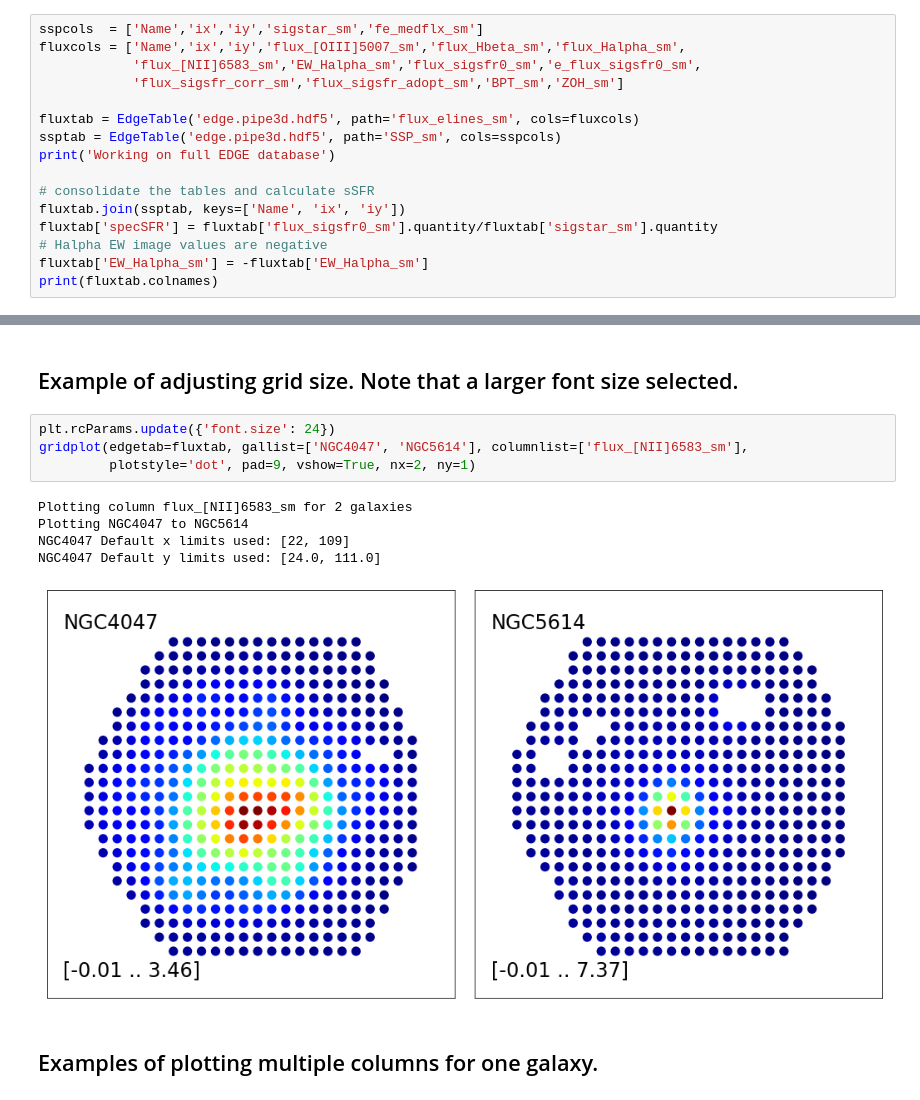
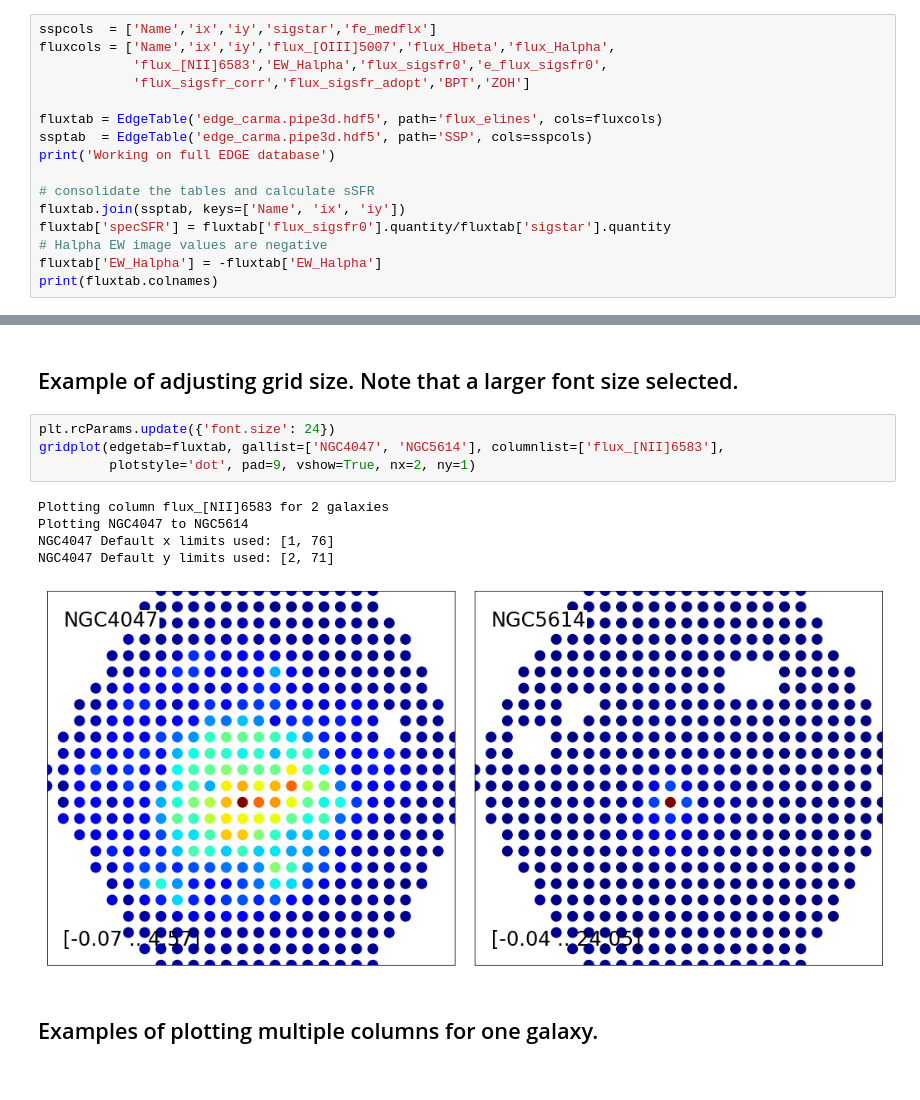
Before and after one commit to tonywong94/edge_pydb, a Jupyter notebook: demo_notebk/Multiplot.ipynb, the cells around one changed output, grey strips where cells are left out. Saved outputs shown, nothing was run; the diff lists cells and outputs as text.

Commit message:
Implementing new architecture with tables bundled by resolution.  Derive edge_califa table from different get_proc_elines table.
Former-commit-id: 3f808deca5712773f259d2862f1dc1c455fa682f

```diff
--- a/demo_notebk/Multiplot.ipynb
+++ b/demo_notebk/Multiplot.ipynb
@@ -7,20 +7,20 @@ import matplotlib.pyplot as plt
 from matplotlib.colors import LogNorm
 from edge_pydb.plotting import gridplot
 # %%
-sspcols  = ['Name','ix','iy','sigstar_sm','fe_medflx_sm']
-fluxcols = ['Name','ix','iy','flux_[OIII]5007_sm','flux_Hbeta_sm','flux_Halpha_sm',
-            'flux_[NII]6583_sm','EW_Halpha_sm','flux_sigsfr0_sm','e_flux_sigsfr0_sm',
-            'flux_sigsfr_corr_sm','flux_sigsfr_adopt_sm','BPT_sm','ZOH_sm']
+sspcols  = ['Name','ix','iy','sigstar','fe_medflx']
+fluxcols = ['Name','ix','iy','flux_[OIII]5007','flux_Hbeta','flux_Halpha',
+            'flux_[NII]6583','EW_Halpha','flux_sigsfr0','e_flux_sigsfr0',
+            'flux_sigsfr_corr','flux_sigsfr_adopt','BPT','ZOH']
 
-fluxtab = EdgeTable('edge.pipe3d.hdf5', path='flux_elines_sm', cols=fluxcols)
-ssptab = EdgeTable('edge.pipe3d.hdf5', path='SSP_sm', cols=sspcols)
+fluxtab = EdgeTable('edge_carma.pipe3d.hdf5', path='flux_elines', cols=fluxcols)
+ssptab  = EdgeTable('edge_carma.pipe3d.hdf5', path='SSP', cols=sspcols)
 print('Working on full EDGE database')
 
 # consolidate the tables and calculate sSFR
 fluxtab.join(ssptab, keys=['Name', 'ix', 'iy'])
-fluxtab['specSFR'] = fluxtab['flux_sigsfr0_sm'].quantity/fluxtab['sigstar_sm'].quantity
+fluxtab['specSFR'] = fluxtab['flux_sigsfr0'].quantity/fluxtab['sigstar'].quantity
 # Halpha EW image values are negative
-fluxtab['EW_Halpha_sm'] = -fluxtab['EW_Halpha_sm']
+fluxtab['EW_Halpha'] = -fluxtab['EW_Halpha']
 print(fluxtab.colnames)
 # %% [output]
 Working on full EDGE database
@@ -34,14 +34,14 @@ print(gallist)
 ## Example of adjusting grid size.  Note that a larger font size selected.
 # %%
 plt.rcParams.update({'font.size': 24})
-gridplot(edgetab=fluxtab, gallist=['NGC4047', 'NGC5614'], columnlist=['flux_[NII]6583_sm'],
+gridplot(edgetab=fluxtab, gallist=['NGC4047', 'NGC5614'], columnlist=['flux_[NII]6583'],
          plotstyle='dot', pad=9, vshow=True, nx=2, ny=1)
 # %% [output]
-Plotting column flux_[NII]6583_sm for 2 galaxies
+Plotting column flux_[NII]6583 for 2 galaxies
 Plotting NGC4047 to NGC5614
-NGC4047 Default x limits used: [22, 109]
-NGC4047 Default y limits used: [24.0, 111.0]
+NGC4047 Default x limits used: [1, 76]
+NGC4047 Default y limits used: [2, 71]
-[figure, old version]
+[figure, new version]
 # %% [markdown]
 ## Examples of plotting multiple columns for one galaxy.
 # %%
```
Also changed, not shown: parts of 11 cells of this notebook, 15 other files.
